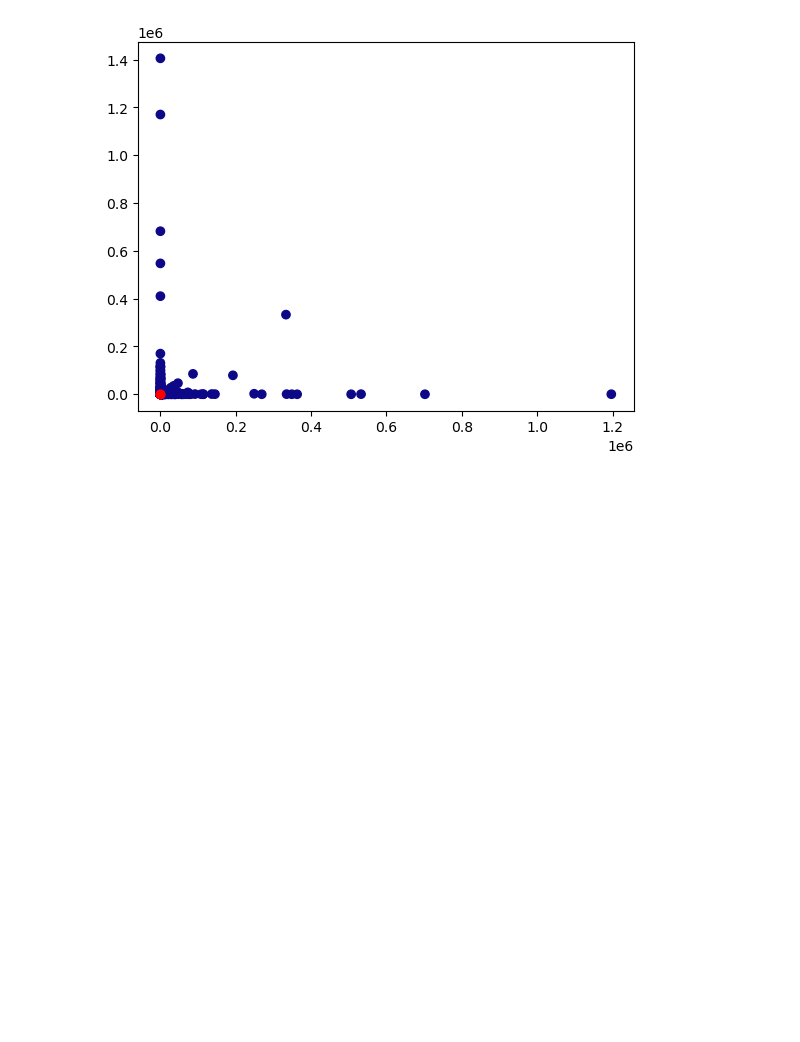
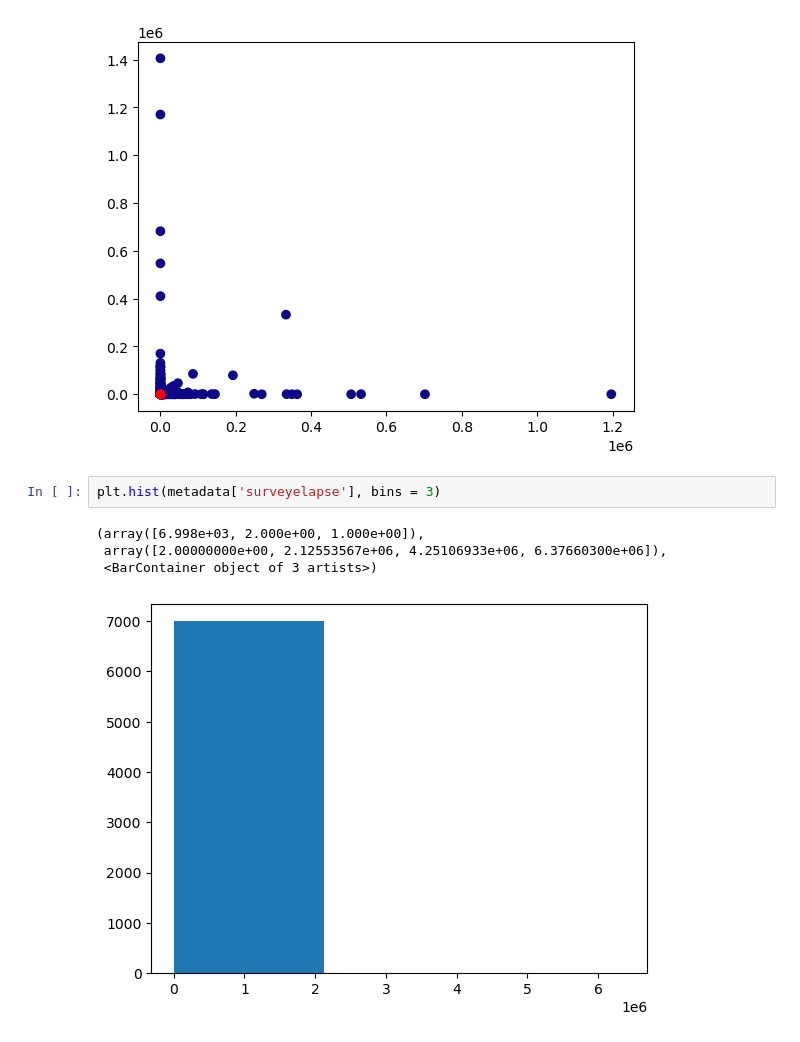
Before and after one commit to mohona-roy/introversion-extraversion-classification, a Jupyter notebook: Code.ipynb, the cells around one changed output. Saved outputs shown, nothing was run; the diff lists cells and outputs as text; blank space fills up the shorter version.

```diff
--- a/Code.ipynb
+++ b/Code.ipynb
@@ -1035,3 +987,10 @@ plt.scatter(centers[:, 0],  centers[:, 1], c='red')
 # %% [output]
 <matplotlib.collections.PathCollection at 0x...>
 [figure]
+# %%
+plt.hist(metadata['surveyelapse'], bins = 3)
+# %% [output]
+(array([6.998e+03, 2.000e+00, 1.000e+00]),
+ array([2.00000000e+00, 2.12553567e+06, 4.25106933e+06, 6.37660300e+06]),
+ <BarContainer object of 3 artists>)
+[figure, added]
```
Also changed, not shown: parts of 17 cells of this notebook.
